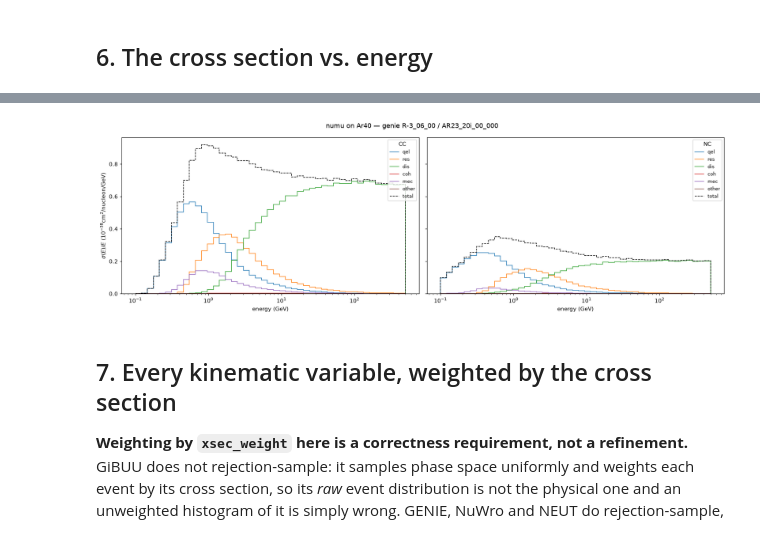
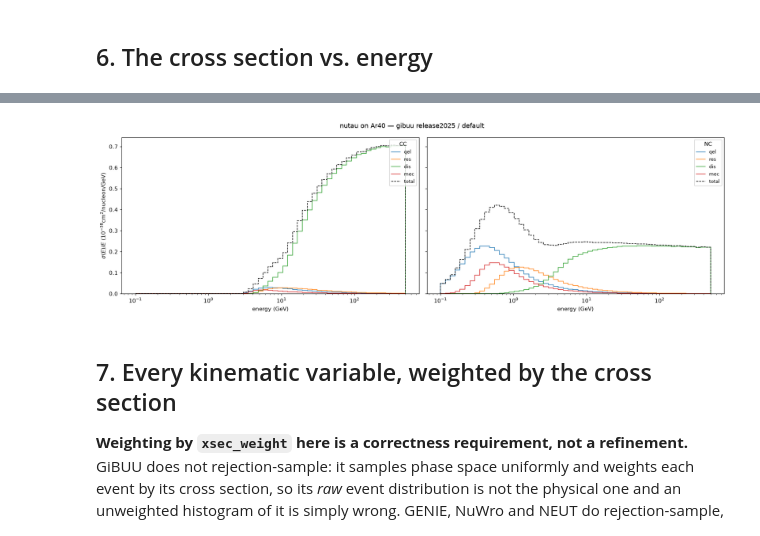
Before and after one commit to atrettin/neutrino_factory, a Jupyter notebook: notebooks/explore_output.ipynb, the cells around one changed output, grey strips where cells are left out. Drawn from its saved outputs; the diff is of its cells as text; code cells hidden in the pictures.

Commit message:
plot merged GiBUU files

```diff
--- a/notebooks/explore_output.ipynb
+++ b/notebooks/explore_output.ipynb
@@ -43,9 +44,10 @@ def repository_root(start=None) -> Path:
 
 ROOT = repository_root()
 # This path should correspond to the output path set in the config file (here: `configs/high_stats_test.yml`).
-data_basepath = "/ptmp/mpp/atrettin/neutrino_factory/output/high_stats_genie_universes/merged/"
+# data_basepath = "/ptmp/mpp/atrettin/neutrino_factory/output/high_stats_genie_universes/merged/"
+data_basepath = "/ptmp/mpp/atrettin/neutrino_factory/output/keystone_prod_v3/merged/"
 available = sorted(Path(data_basepath).glob("*.h5"))
 for a in available:
     print(a)
-DATA_FILE = f"{data_basepath}/high_stats_genie_universes_genie_R-3_06_00_AR23_20i_00_000_numu_Ar40_inclusive.h5"
+DATA_FILE = "/ptmp/mpp/atrettin/neutrino_factory/output/keystone_prod_v3/merged/keystone_prod_v3_tau_gibuu_gibuu_release2025_default_nutau_Ar40_inclusive.h5"
 # %% [output]
@@ -294,6 +303,7 @@ ecenters = 0.5 * (ebins[1:] + ebins[:-1])
 ewidths = ebins[1:] - ebins[:-1]
 
 xsec_dict = {}
+has_universe_weights = "universe_weights" in cols
 
 for current_label, current_key in [("CC", "cc"), ("NC", "nc")]:
     mask = cols["is_cc"] if current_key == "cc" else ~cols["is_cc"]
@@ -301,13 +311,16 @@ for current_label, current_key in [("CC", "cc"), ("NC", "nc")]:
     xsec = xsec / ewidths
     xsec = xsec / ecenters
 
-    universe_weights = cols["universe_weights"]
-    universe_xsecs = []
-    for uw in universe_weights.T:
-        uxsec, _ = np.histogram(cols["energy_gev"][mask], bins=ebins, weights=uw[mask] * cols["xsec_weight"][mask])
-        uxsec = uxsec / ewidths
-        uxsec = uxsec / ecenters
-        universe_xsecs.append(uxsec)
+    if has_universe_weights:
+        universe_weights = cols["universe_weights"]
+        universe_xsecs = []
+        for uw in universe_weights.T:
+            uxsec, _ = np.histogram(cols["energy_gev"][mask], bins=ebins, weights=uw[mask] * cols["xsec_weight"][mask])
+            uxsec = uxsec / ewidths
+            uxsec = uxsec / ecenters
+            universe_xsecs.append(uxsec)
+    else:
+        universe_xsecs = []
 
     xsec_dict[current_key] = {
         "xsec": xsec,
@@ -371,11 +381,12 @@ for current in current_labels:
         process_curves[combined_label] = nominal
 
         proc_universe = []
-        for uw in universe_weights[mask].T:  # one universe weight vector for the selected events
-            uh, _ = np.histogram(energies, bins=ebins, weights=uw * weights)
-            uh = uh / ewidths
-            uh = uh / ecenters
-            proc_universe.append(uh)
+        if has_universe_weights:
+            for uw in universe_weights[mask].T:  # one universe weight vector for the selected events
+                uh, _ = np.histogram(energies, bins=ebins, weights=uw * weights)
+                uh = uh / ewidths
+                uh = uh / ecenters
+                proc_universe.append(uh)
 
         if proc_universe:
             proc_universe = np.asarray(proc_universe)
@@ -450,9 +464,9 @@ plt.show()
 # %%
-fig = figure_xsec(data, plt, bins=45)
+fig = figure_xsec(data, plt, bins=55)
 fig.tight_layout()
 plt.show()
 # %% [output]
-[figure, old version]
+[figure, new version]
 # %% [markdown]
 ## 7. Every kinematic variable, weighted by the cross section
 
```
Also changed, not shown: parts of 16 cells of this notebook.
